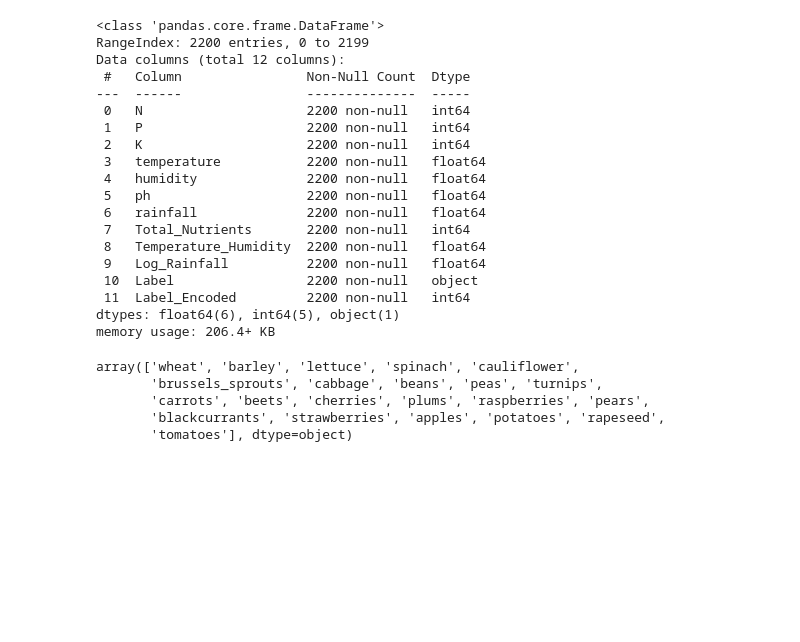
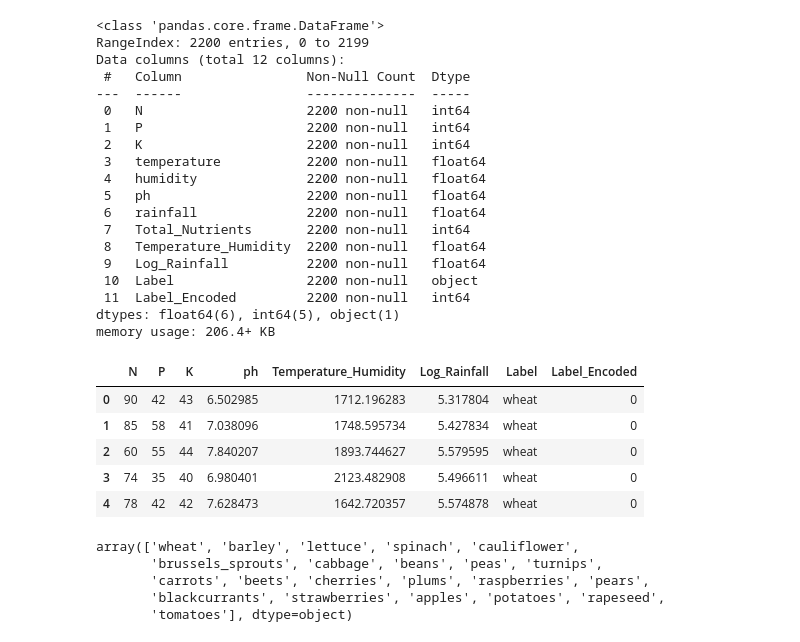
Before and after one commit to KavinduUoM20/IntelliHack-TheCipherSquad-Task1, a Jupyter notebook: Competion machine learning.ipynb, the cells around one changed output. Drawn from its saved outputs; the diff is of its cells as text; code cells hidden in the pictures; blank space fills up the shorter version.

```diff
--- a/Competion machine learning.ipynb
+++ b/Competion machine learning.ipynb
@@ -169,6 +160,17 @@ Data columns (total 12 columns):
  11  Label_Encoded         2200 non-null   int64
 dtypes: float64(6), int64(5), object(1)
 memory usage: 206.4+ KB
+# %%
+#Multicollinearity
+df = df.drop(['temperature', 'humidity', 'rainfall', 'Total_Nutrients'], axis=1)
+df.head()
+# %% [output]
+|  | N | P | K | ph | Temperature_Humidity | Log_Rainfall | Label | Label_Encoded |
+| 0 | 90 | 42 | 43 | 6.502985 | 1712.196283 | 5.317804 | wheat | 0 |
+| 1 | 85 | 58 | 41 | 7.038096 | 1748.595734 | 5.427834 | wheat | 0 |
+| 2 | 60 | 55 | 44 | 7.840207 | 1893.744627 | 5.579595 | wheat | 0 |
+| 3 | 74 | 35 | 40 | 6.980401 | 2123.482908 | 5.496611 | wheat | 0 |
+| 4 | 78 | 42 | 42 | 7.628473 | 1642.720357 | 5.574878 | wheat | 0 |
 # %%
 df['Label'].unique()
 # %% [output]
```
Also changed, not shown: parts of 15 cells of this notebook.
